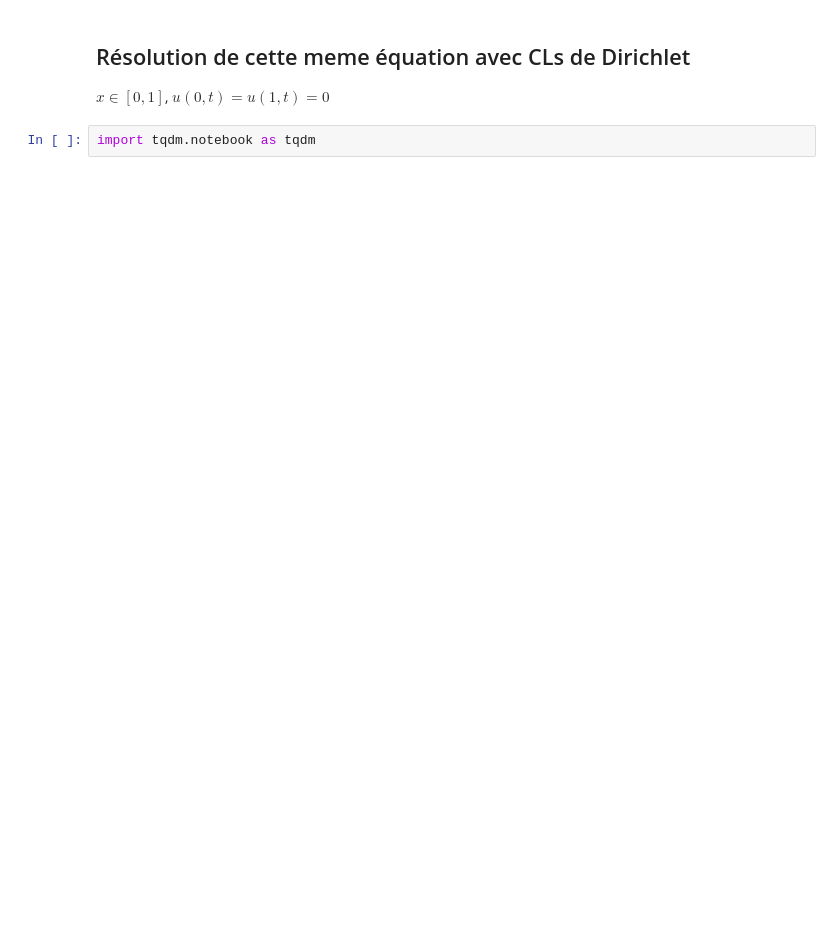
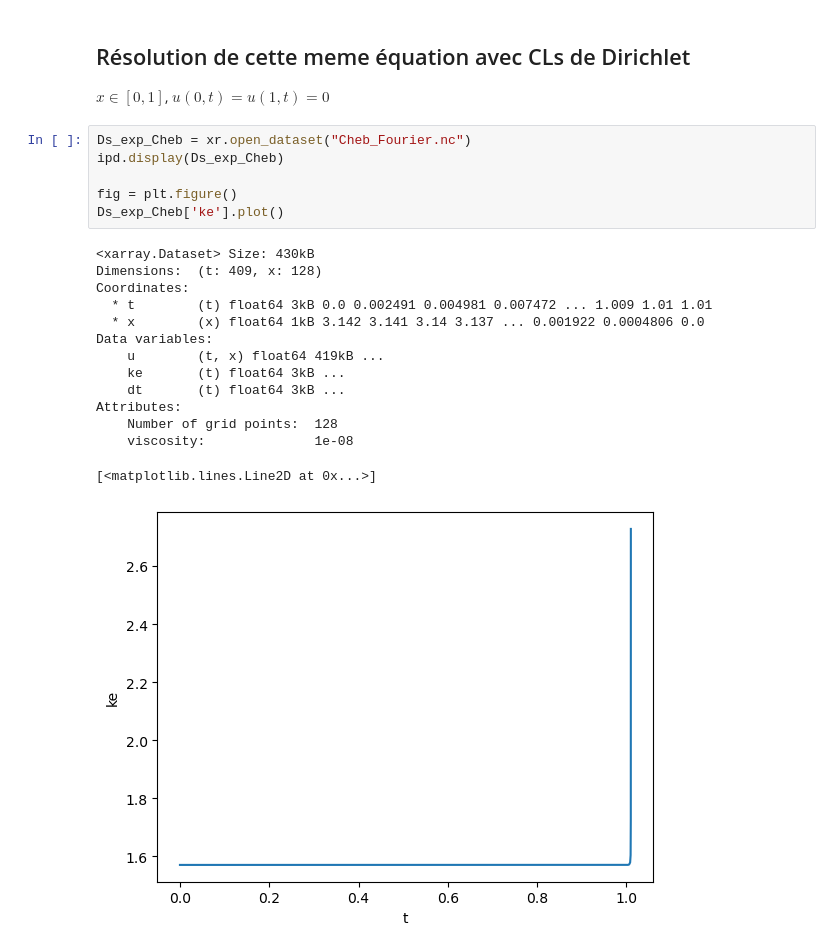
Before and after one commit to personne30003/pyTQG, a Jupyter notebook: Proto_notebooks/Adv_1D.ipynb, the cells around one changed output. Saved outputs shown, nothing was run; the diff lists cells and outputs as text; blank space fills up the shorter version.

```diff
--- a/Proto_notebooks/Adv_1D.ipynb
+++ b/Proto_notebooks/Adv_1D.ipynb
@@ -828,5 +884,24 @@ animate(Da_ana)
 ## Résolution de cette meme équation avec CLs de Dirichlet
 $x\in[0, 1]$, $u(0, t) = u(1, t) = 0$
 # %%
-import tqdm.notebook as tqdm
+Ds_exp_Cheb = xr.open_dataset("Cheb_Fourier.nc")
+ipd.display(Ds_exp_Cheb)
+
+fig = plt.figure()
+Ds_exp_Cheb['ke'].plot()
+# %% [output]
+<xarray.Dataset> Size: 430kB
+Dimensions:  (t: 409, x: 128)
+Coordinates:
+  * t        (t) float64 3kB 0.0 0.002491 0.004981 0.007472 ... 1.009 1.01 1.01
+  * x        (x) float64 1kB 3.142 3.141 3.14 3.137 ... 0.001922 0.0004806 0.0
+Data variables:
+    u        (t, x) float64 419kB ...
+    ke       (t) float64 3kB ...
+    dt       (t) float64 3kB ...
+Attributes:
+    Number of grid points:  128
+    viscosity:              1e-08
+[<matplotlib.lines.Line2D at 0x...>]
+[figure, added]
 # %%
```
Also changed, not shown: parts of 30 cells of this notebook, 21 other files.
